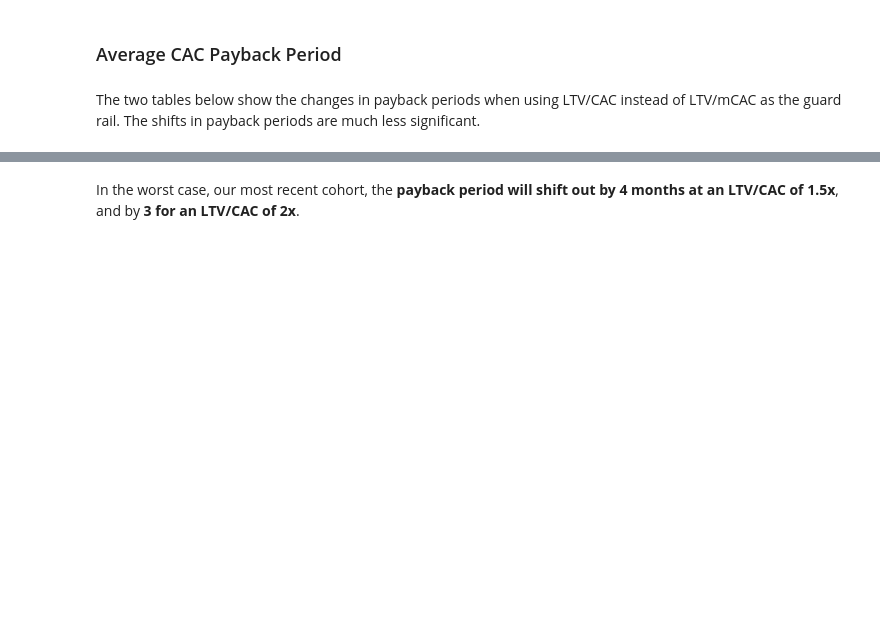
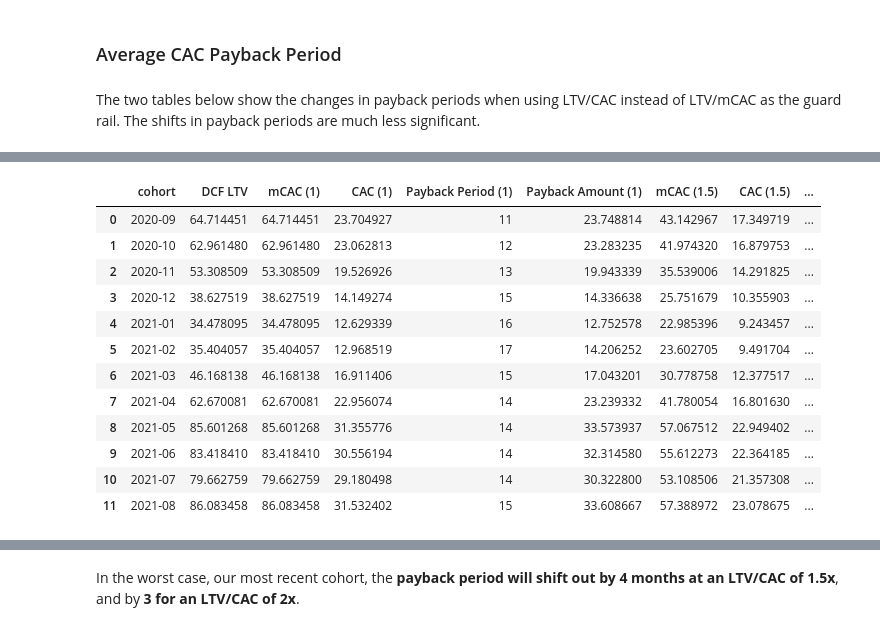
Before and after one commit to kliao-tala/pyltv, a Jupyter notebook: Default Rate Sensitivity on Marketing Spend Framework - MX.ipynb, the cells around one changed output, grey strips where cells are left out. Cells and saved outputs as stored; diff of their text form; code cells hidden in the pictures; blank space fills up the shorter version.

```diff
--- a/Default Rate Sensitivity on Marketing Spend Framework - MX.ipynb
+++ b/Default Rate Sensitivity on Marketing Spend Framework - MX.ipynb
@@ -574,3 +593,19 @@ fig2.show()
 # %% [output]
 [interactive output not drawn]
 [interactive output not drawn]
+# %%
+payback_results1
+# %% [output]
+|  | cohort | DCF LTV | mCAC (1) | CAC (1) | Payback Period (1) | Payback Amount (1) | mCAC (1.5) | CAC (1.5) | ... |
+| 0 | 2020-09 | 64.714451 | 64.714451 | 23.704927 | 11 | 23.748814 | 43.142967 | 17.349719 | ... |
+| 1 | 2020-10 | 62.961480 | 62.961480 | 23.062813 | 12 | 23.283235 | 41.974320 | 16.879753 | ... |
+| 2 | 2020-11 | 53.308509 | 53.308509 | 19.526926 | 13 | 19.943339 | 35.539006 | 14.291825 | ... |
+| 3 | 2020-12 | 38.627519 | 38.627519 | 14.149274 | 15 | 14.336638 | 25.751679 | 10.355903 | ... |
+| 4 | 2021-01 | 34.478095 | 34.478095 | 12.629339 | 16 | 12.752578 | 22.985396 | 9.243457 | ... |
+| 5 | 2021-02 | 35.404057 | 35.404057 | 12.968519 | 17 | 14.206252 | 23.602705 | 9.491704 | ... |
+| 6 | 2021-03 | 46.168138 | 46.168138 | 16.911406 | 15 | 17.043201 | 30.778758 | 12.377517 | ... |
+| 7 | 2021-04 | 62.670081 | 62.670081 | 22.956074 | 14 | 23.239332 | 41.780054 | 16.801630 | ... |
+| 8 | 2021-05 | 85.601268 | 85.601268 | 31.355776 | 14 | 33.573937 | 57.067512 | 22.949402 | ... |
+| 9 | 2021-06 | 83.418410 | 83.418410 | 30.556194 | 14 | 32.314580 | 55.612273 | 22.364185 | ... |
+| 10 | 2021-07 | 79.662759 | 79.662759 | 29.180498 | 14 | 30.322800 | 53.108506 | 21.357308 | ... |
+| 11 | 2021-08 | 86.083458 | 86.083458 | 31.532402 | 15 | 33.608667 | 57.388972 | 23.078675 | ... |
```
Also changed, not shown: parts of 20 cells of this notebook, 1 other file.
